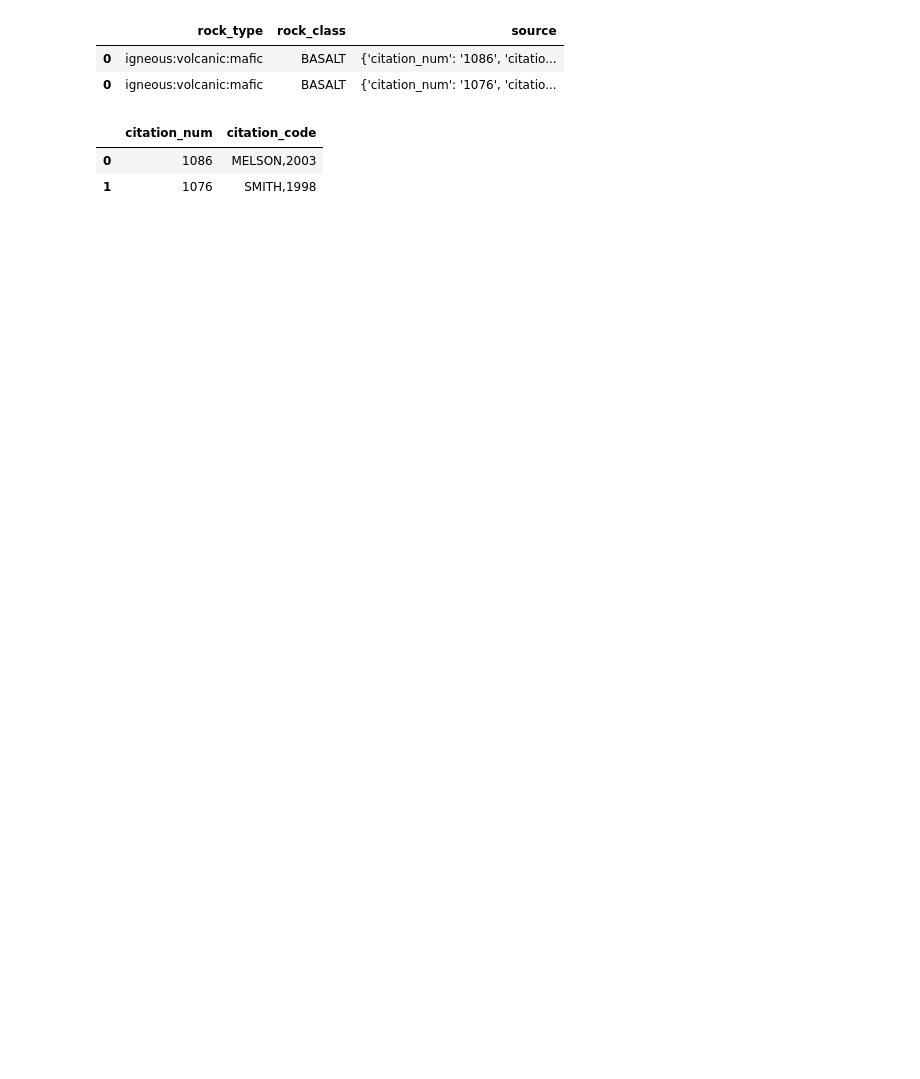
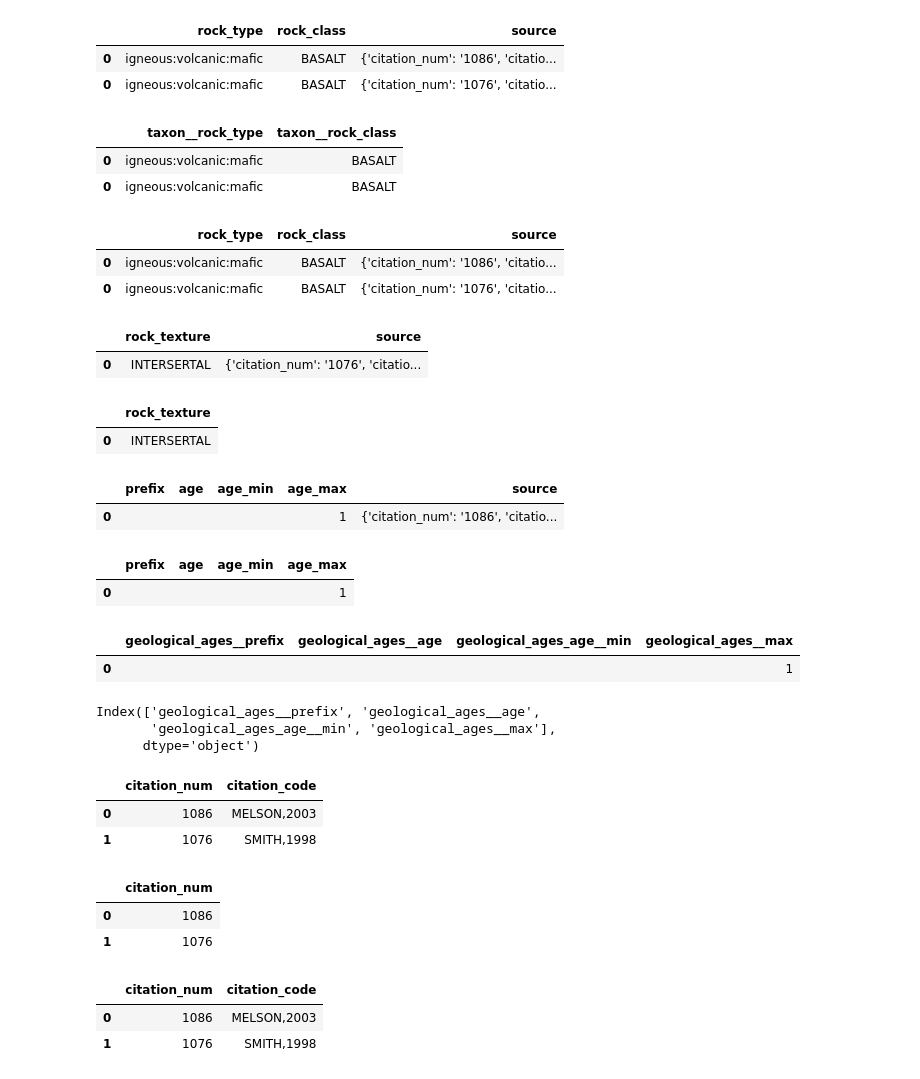
Before and after one commit to mdogy/MLforEarthChem, a Jupyter notebook: developmentNotebooks/create_dataframe.ipynb, the cells around one changed output. Cells and saved outputs as stored; diff of their text form; code cells hidden in the pictures; blank space fills up the shorter version.

```diff
--- a/developmentNotebooks/create_dataframe.ipynb
+++ b/developmentNotebooks/create_dataframe.ipynb
@@ -92,0 +137,27 @@ df_explode_taxon
+# %%
+taxon.rename(columns = {'rock_type':'taxon__rock_type','rock_class':'taxon__rock_class'}, inplace = True)
+taxon
+# %% [output]
+|  | taxon__rock_type | taxon__rock_class |
+| 0 | igneous:volcanic:mafic | BASALT |
+| 0 | igneous:volcanic:mafic | BASALT |
+# %%
+df = pd.DataFrame.from_dict(json_normalize(single_file_dict['data']['taxon']), orient='columns')
+pd.json_normalize(json.loads(df.to_json(orient="records")))
+taxon_source = df.explode('source')
+taxon_source
+
+#citation = pd.json_normalize(taxon['source'])
+#citation
+# %% [output]
+|  | rock_type | rock_class | source |
+| 0 | igneous:volcanic:mafic | BASALT | {'citation_num': '1086', 'citatio... |
+| 0 | igneous:volcanic:mafic | BASALT | {'citation_num': '1076', 'citatio... |
+# %%
+df = pd.DataFrame.from_dict(json_normalize(single_file_dict['data']['rock_textures']), orient='columns')
+pd.json_normalize(json.loads(df.to_json(orient="records")))
+rock_textures = df.explode('source')
+rock_textures
+# %% [output]
+|  | rock_texture | source |
+| 0 | INTERSERTAL | {'citation_num': '1076', 'citatio... |
@@ -92,0 +166,14 @@ df_explode_taxon
+# %%
+#rock_textures.rename(columns = {'rock_texture' : 'rock_tectures__rock_texture'}, inplace=True)
+rock_textures
+# %% [output]
+|  | rock_texture |
+| 0 | INTERSERTAL |
+# %%
+df = pd.DataFrame.from_dict(json_normalize(single_file_dict['data']['geological_ages']), orient='columns')
+pd.json_normalize(json.loads(df.to_json(orient="records")))
+geological_ages = df.explode('source')
+geological_ages
+# %% [output]
+|  | prefix | age | age_min | age_max | source |
+| 0 |  |  |  | 1 | {'citation_num': '1086', 'citatio... |
@@ -92,0 +182,5 @@ df_explode_taxon
+# %%
+geological_ages
+# %% [output]
+|  | prefix | age | age_min | age_max |
+| 0 |  |  |  | 1 |
@@ -92,0 +189,19 @@ df_explode_taxon
+# %%
+geological_ages
+# %% [output]
+|  | geological_ages__prefix | geological_ages__age | geological_ages_age__min | geological_ages__max |
+| 0 |  |  |  | 1 |
+# %%
+geological_ages.columns
+# %% [output]
+Index(['geological_ages__prefix', 'geological_ages__age',
+       'geological_ages_age__min', 'geological_ages__max'],
+      dtype='object')
+# %%
+citation_num = citation_code = pd.json_normalize(taxon_source['source'])
+citation_code
+citation_num
+# %% [output]
+|  | citation_num | citation_code |
+| 0 | 1086 | MELSON,2003 |
+| 1 | 1076 | SMITH,1998 |
@@ -93 +210,7 @@ df_explode_taxon
+# %%
+citation_num
+# %% [output]
+|  | citation_num |
+| 0 | 1086 |
+| 1 | 1076 |
 # %%
```
Also changed, not shown: parts of 28 cells of this notebook.
